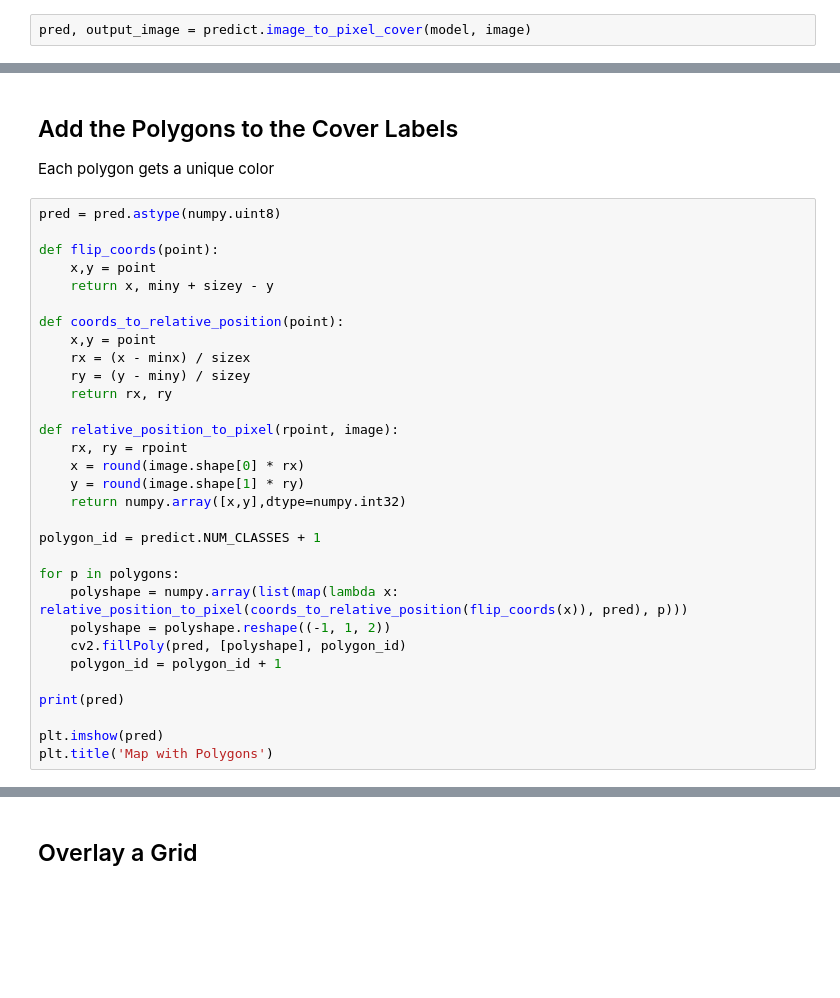
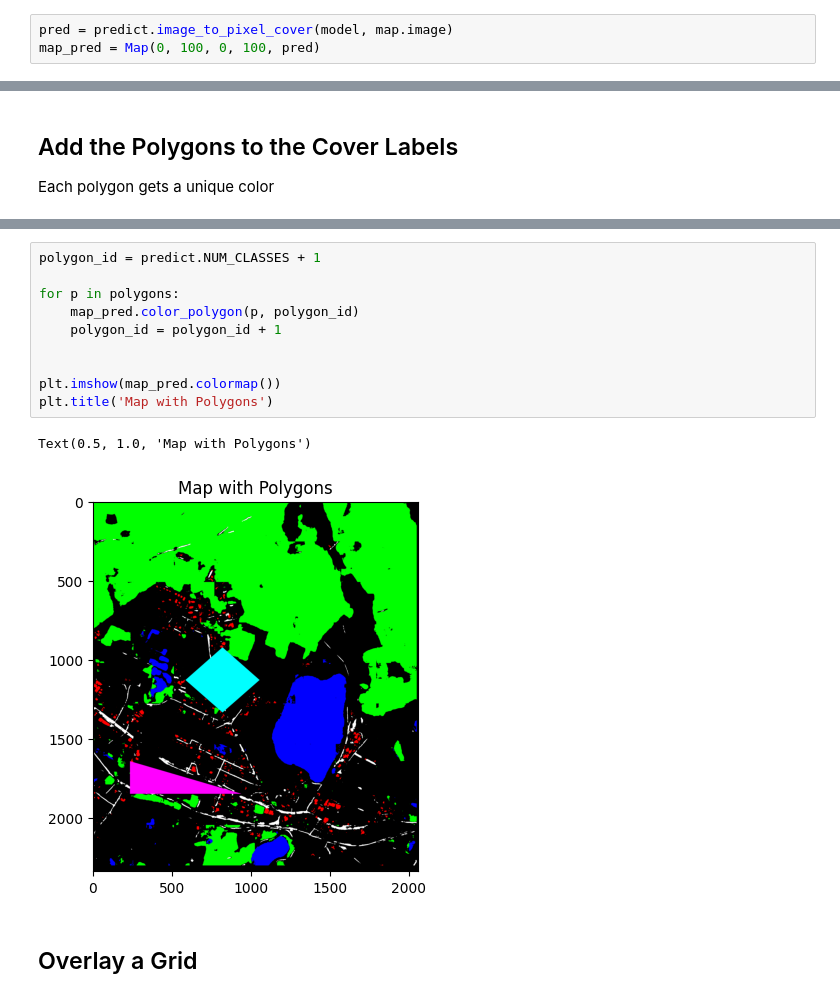
Before and after one commit to halehaka/map_cover, a Jupyter notebook: map_cover/map_cover_nb.ipynb, the cells around one changed output, grey strips where cells are left out. Saved outputs shown, nothing was run; the diff lists cells and outputs as text; blank space fills up the shorter version.

```diff
--- a/map_cover/map_cover_nb.ipynb
+++ b/map_cover/map_cover_nb.ipynb
@@ -54,5 +42,6 @@ plt.show()
 # %% [markdown]
 ## Predict the cover labels
 # %%
-pred, output_image = predict.image_to_pixel_cover(model, image)
+pred = predict.image_to_pixel_cover(model, map.image)
+map_pred = Map(0, 100, 0, 100, pred)
 # %% [output]
@@ -79,34 +68,3 @@ m2.imshow(output_image)
 ## Add the Polygons to the Cover Labels
 
 Each polygon gets a unique color
-# %%
-pred = pred.astype(numpy.uint8)
-
-def flip_coords(point):
-    x,y = point
-    return x, miny + sizey - y
-
-def coords_to_relative_position(point):
-    x,y = point
-    rx = (x - minx) / sizex
-    ry = (y - miny) / sizey
-    return rx, ry
-
-def relative_position_to_pixel(rpoint, image):
-    rx, ry = rpoint
-    x = round(image.shape[0] * rx)
-    y = round(image.shape[1] * ry)
-    return numpy.array([x,y],dtype=numpy.int32)
-
-polygon_id = predict.NUM_CLASSES + 1
-
-for p in polygons:
-    polyshape = numpy.array(list(map(lambda x: relative_position_to_pixel(coords_to_relative_position(flip_coords(x)), pred), p)))
-    polyshape = polyshape.reshape((-1, 1, 2))
-    cv2.fillPoly(pred, [polyshape], polygon_id)
-    polygon_id = polygon_id + 1
-
-print(pred)
-
-plt.imshow(pred)
-plt.title('Map with Polygons')
@@ -132,3 +71,16 @@ Text(0.5, 1.0, 'Map with Polygons')
+# %%
+polygon_id = predict.NUM_CLASSES + 1
+
+for p in polygons:
+    map_pred.color_polygon(p, polygon_id)
+    polygon_id = polygon_id + 1
+
+
+plt.imshow(map_pred.colormap())
+plt.title('Map with Polygons')
+# %% [output]
+Text(0.5, 1.0, 'Map with Polygons')
+[figure, added]
 # %% [markdown]
 ## Overlay a Grid
 # %%
```
Also changed, not shown: parts of 11 cells of this notebook, 2 other files.
